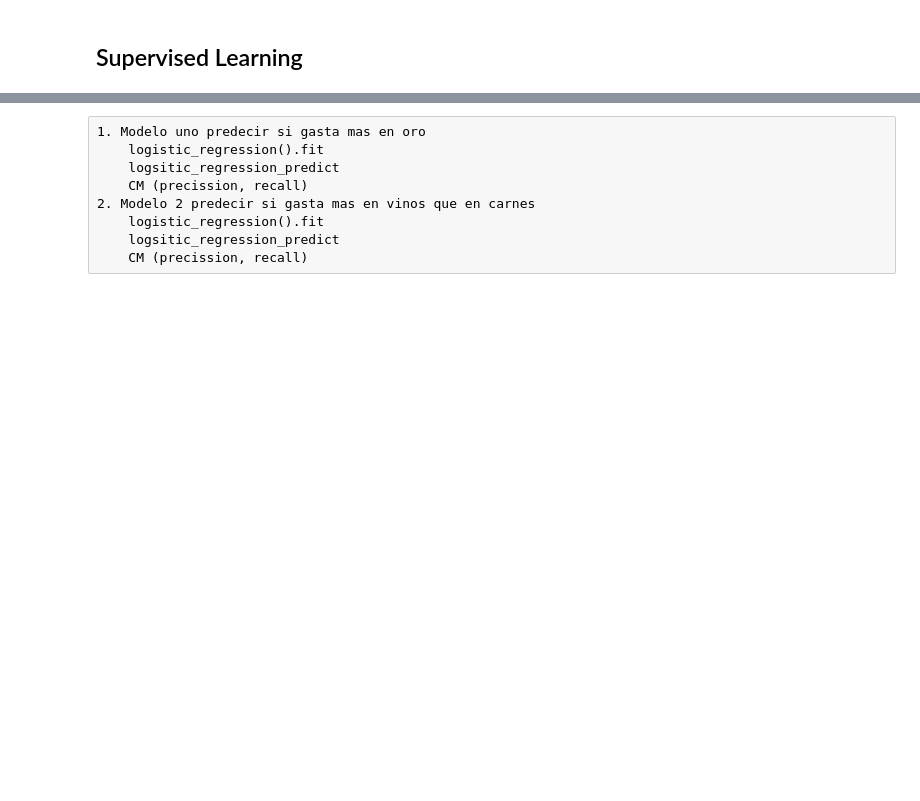
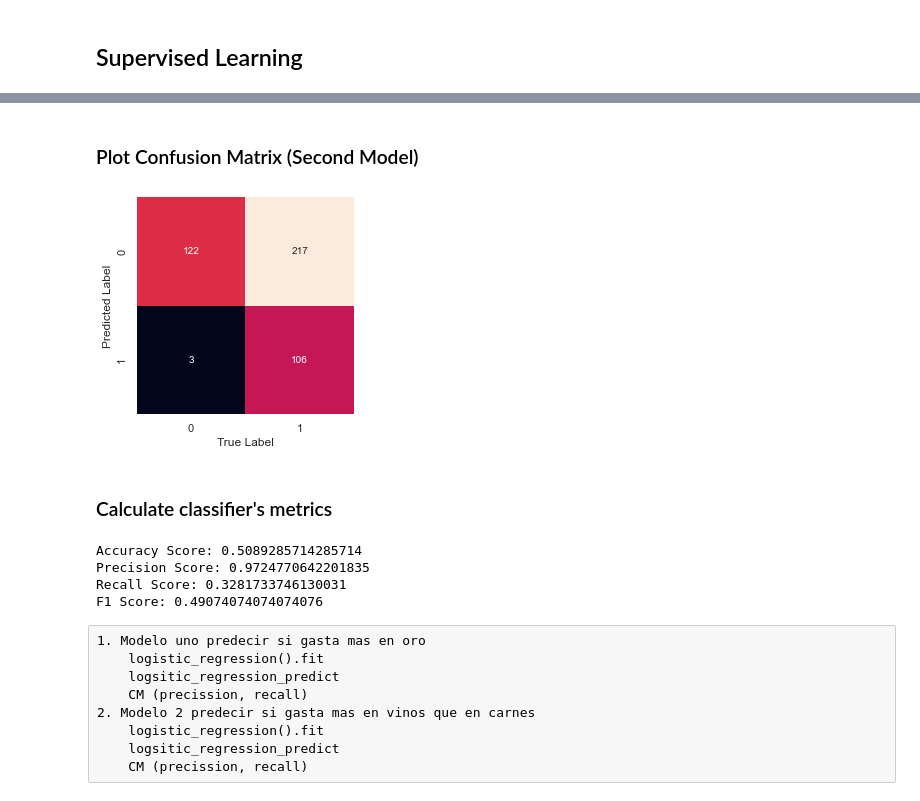
Before and after one commit to AndresGamboaBaldi/DataScience, a Jupyter notebook: CustomerAnalysis_Bustillos_Gamboa_Lopez_Quelali.ipynb, the cells around one changed output, grey strips where cells are left out. Cells and saved outputs as stored; diff of their text form; code cells hidden in the pictures; blank space fills up the shorter version.

```diff
--- a/CustomerAnalysis_Bustillos_Gamboa_Lopez_Quelali.ipynb
+++ b/CustomerAnalysis_Bustillos_Gamboa_Lopez_Quelali.ipynb
@@ -333,0 +441,18 @@ X_Test_complete
+# %%
+# Split data in training and testing sets (80% train - 20% test)
+x_train, x_test, y_train, y_test = train_test_split(data, y_spent, test_size = 0.20)
+# %%
+# Standarize data
+numeric_columns = ['Age', 'Income','Seniority','Total_Spent', 'Wines', 'Fruits', 'Meat', 'Fish', 'Sweets', 'Gold', 'Web_Purchases', 'Catalog_Purchases', 'Store_Purchases', 'Web_Visits_Month']
+scaler = StandardScaler()
+
+X_Train_Standarized = scaler.fit(x_train[numeric_columns]).transform(x_train[numeric_columns])
+X_Test_Standarized = scaler.transform(x_test[numeric_columns])
+# %%
+#Concat standarized data with dummy/indicator variables
+cat_cols = [c for c in x_train.columns if c not in numeric_columns]
+X_Train_Standarized = pd.DataFrame(X_Train_Standarized, columns=numeric_columns)
+X_Train_complete = pd.concat([X_Train_Standarized, x_train[cat_cols].reset_index(drop=True)], axis=1)
+
+X_Test_Standarized = pd.DataFrame(X_Test_Standarized, columns=numeric_columns)
+X_Test_complete = pd.concat([X_Test_Standarized, x_test[cat_cols].reset_index(drop=True)], axis=1)
@@ -333,0 +461,7 @@ X_Test_complete
+# %%
+# Naive Bayes
+gnb = GaussianNB()
+
+gnb.fit(X_Train_complete, y_train)
+predict_gnb = gnb.predict(X_Test_complete)
+print(predict_gnb)
@@ -334,3 +482,31 @@ X_Test_complete
+# %% [markdown]
+### Plot Confusion Matrix (Second Model)
+# %%
+matrix = confusion_matrix(y_test, predict_gnb)
+sns.heatmap(matrix.T, square=True, annot=True, fmt='d', cbar=False,
+            xticklabels=[0,1],
+            yticklabels=[0,1])
+plt.xlabel('True Label')
+plt.ylabel('Predicted Label');
+plt.show()
+# %% [output]
+[figure, added]
+# %% [markdown]
+### Calculate classifier's metrics
+# %%
+accuracy = accuracy_score(y_test, predict_gnb)
+print(f"Accuracy Score: {accuracy} ")
+precision = precision_score(y_test, predict_gnb, average="binary", zero_division=1)
+print(f"Precision Score: {precision} ")
+recall = recall_score(y_test, predict_gnb, average="binary")
+print(f"Recall Score: {recall} ")
+f1score = f1_score(y_test, predict_gnb, average="binary")
+print(f"F1 Score: {f1score} ")
+# %% [output]
+Accuracy Score: 0.5089285714285714
+Precision Score: 0.9724770642201835
+Recall Score: 0.3281733746130031
+F1 Score: 0.49074074074074076
 # %% [raw]
 1. Modelo uno predecir si gasta mas en oro
     logistic_regression().fit
```
Also changed, not shown: parts of 28 cells of this notebook.
